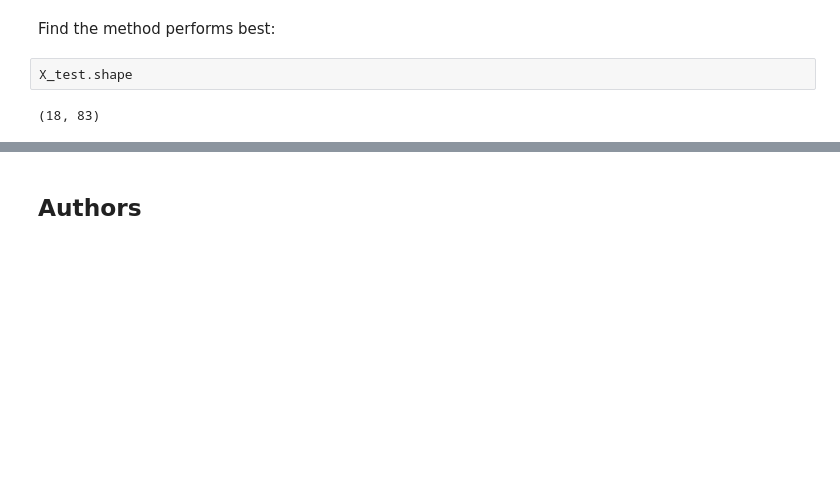
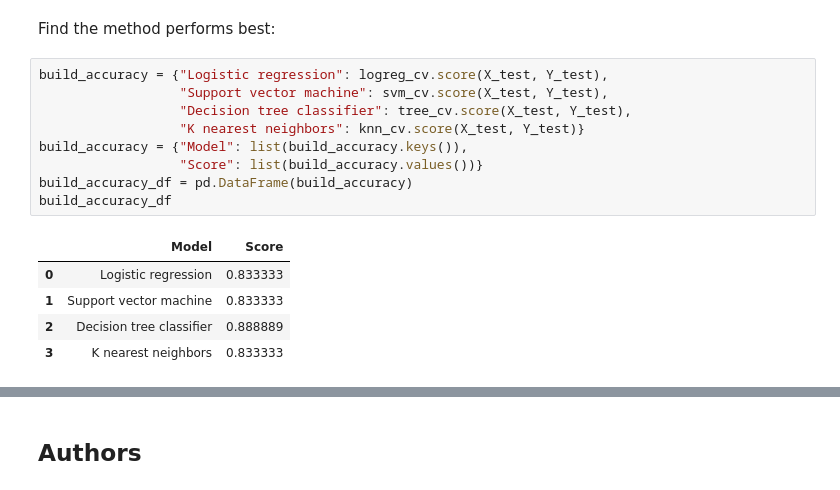
Before and after one commit to esapekkasun/data-science-capstone, a Jupyter notebook: Machine Learning Prediction.ipynb, the cells around one changed output, grey strips where cells are left out. Saved outputs shown, nothing was run; the diff lists cells and outputs as text; blank space fills up the shorter version.

```diff
--- a/Machine Learning Prediction.ipynb
+++ b/Machine Learning Prediction.ipynb
@@ -339,7 +345,18 @@ plot_confusion_matrix(Y_test, yhat)
 ## TASK  12
 # %% [markdown]
 Find the method performs best:
-# %%
-X_test.shape
-# %% [output]
-(18, 83)
+# %%
+build_accuracy = {"Logistic regression": logreg_cv.score(X_test, Y_test),
+                  "Support vector machine": svm_cv.score(X_test, Y_test),
+                  "Decision tree classifier": tree_cv.score(X_test, Y_test),
+                  "K nearest neighbors": knn_cv.score(X_test, Y_test)}
+build_accuracy = {"Model": list(build_accuracy.keys()),
+                  "Score": list(build_accuracy.values())}
+build_accuracy_df = pd.DataFrame(build_accuracy)
+build_accuracy_df
+# %% [output]
+|  | Model | Score |
+| 0 | Logistic regression | 0.833333 |
+| 1 | Support vector machine | 0.833333 |
+| 2 | Decision tree classifier | 0.888889 |
+| 3 | K nearest neighbors | 0.833333 |
```
Also changed, not shown: parts of 24 cells of this notebook.
